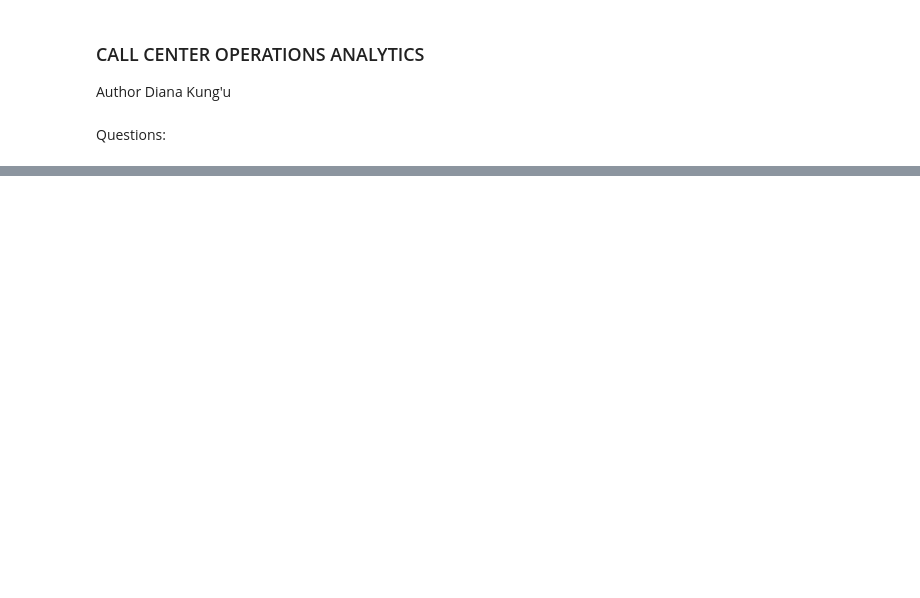
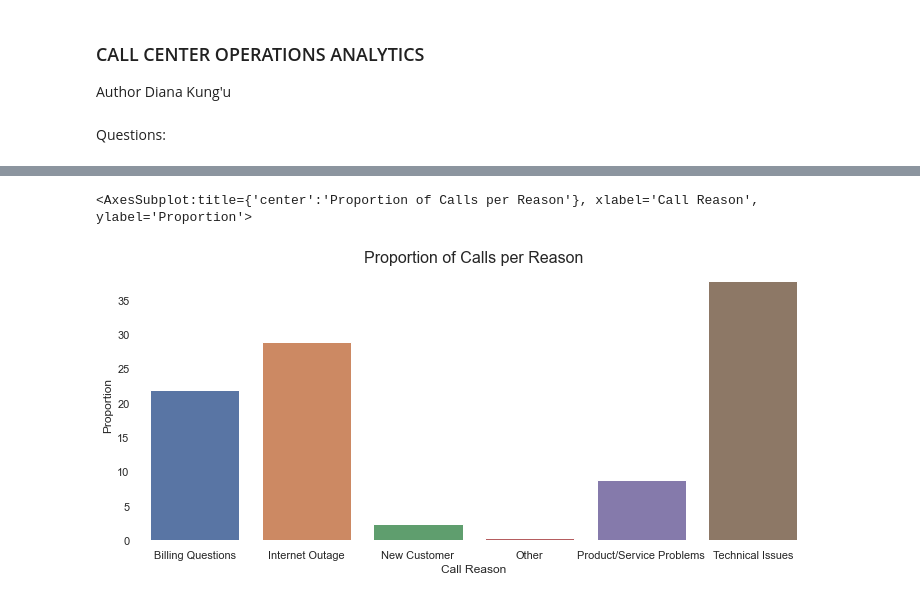
Before and after one commit to diana-kungu/RWDF, a Jupyter notebook: Call Center Operations Analytics/call_center.ipynb, the cells around one changed output, grey strips where cells are left out. Saved outputs shown, nothing was run; the diff lists cells and outputs as text; code cells hidden in the pictures; blank space fills up the shorter version.

```diff
--- a/Call Center Operations Analytics/call_center.ipynb
+++ b/Call Center Operations Analytics/call_center.ipynb
@@ -7,7 +7,13 @@ Questions:
 # Load libraries
 import pandas as pd
 import time
-import matplotlib
+
+#plotting
+import matplotlib.pyplot as plt
+%matplotlib inline
+plt.style.use('ggplot')
+import seaborn as sns
+sns.set(style='white')
 # %%
 
 #Read data
@@ -79,0 +80,9 @@ var
+# %%
+plt.figure(figsize=(12,5))
+plt.title('Proportion of Calls per Reason', fontsize = 16)
+
+sns.despine(bottom = True, left = True)
+sns.barplot(x = 'Call Reason', y = 'Proportion', data = df_reasons)
+# %% [output]
+<AxesSubplot:title={'center':'Proportion of Calls per Reason'}, xlabel='Call Reason', ylabel='Proportion'>
+[figure, added]
```
Also changed, not shown: parts of 8 cells of this notebook, 1 other file.
